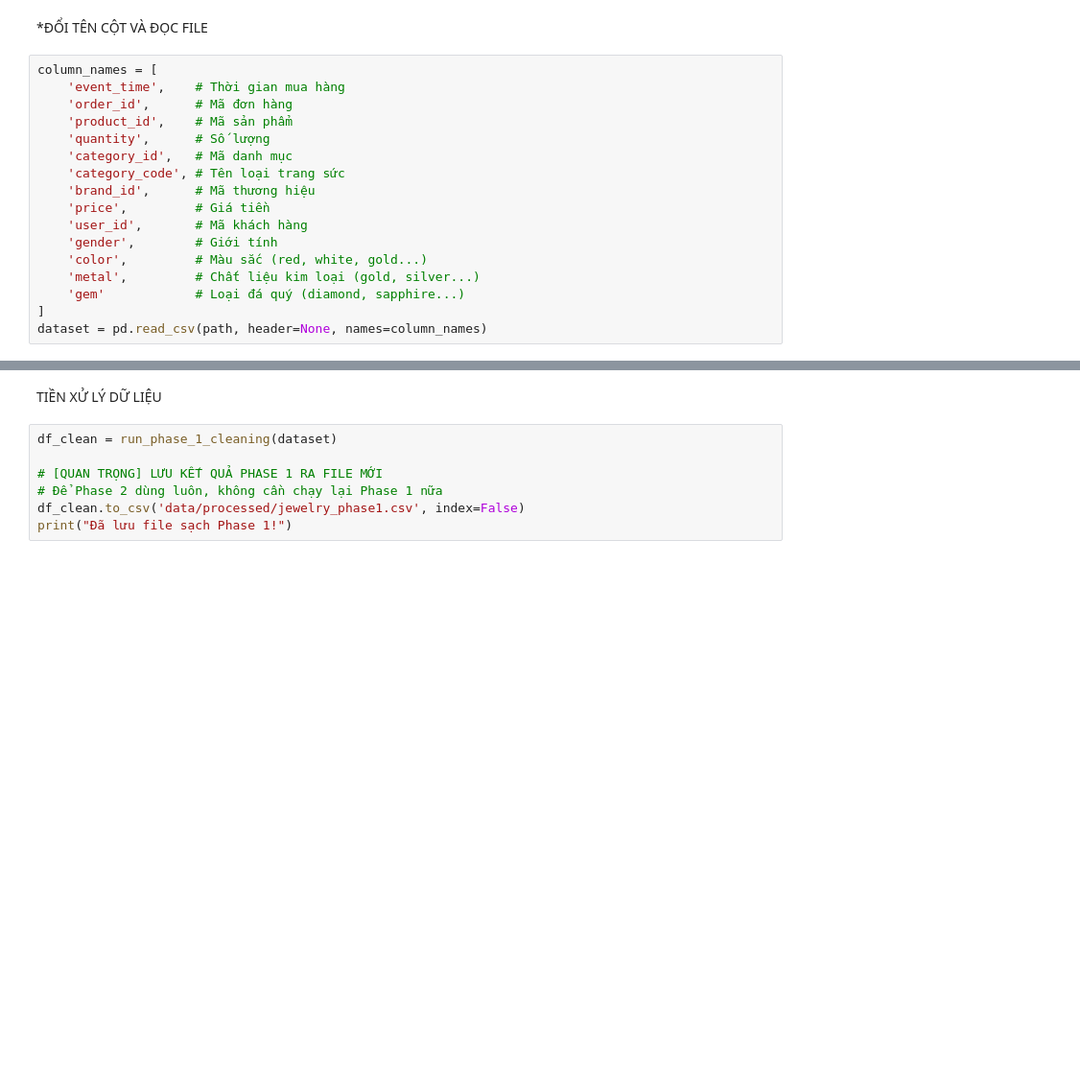
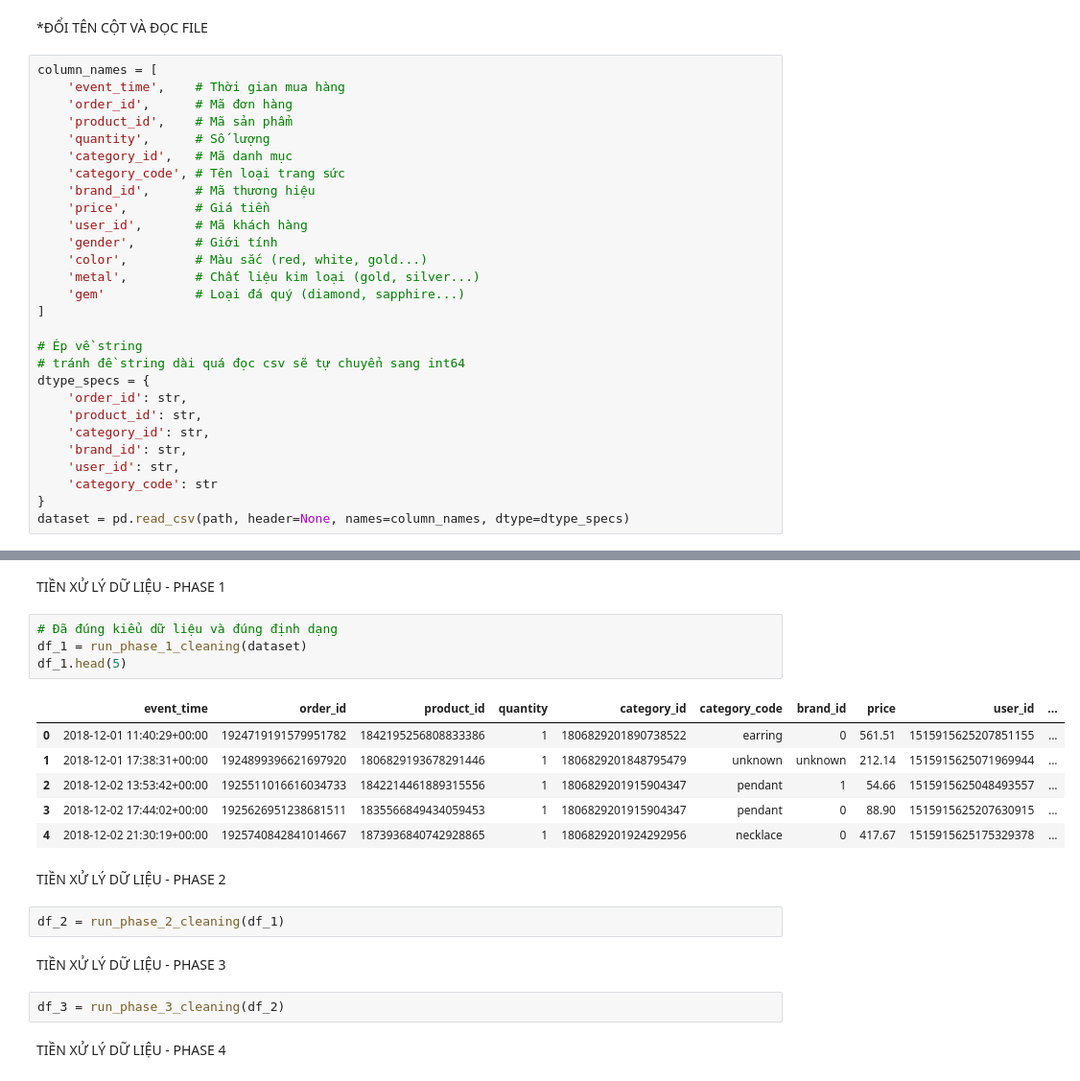
Before and after one commit to tinletrongCS/Data-mining, a Jupyter notebook: main.ipynb, the cells around one changed output, grey strips where cells are left out. Shown at 96% size. Drawn from its saved outputs; the diff is of its cells as text; blank space fills up the shorter version.

Commit message:
phase 1 done

```diff
--- a/main.ipynb
+++ b/main.ipynb
@@ -31,5 +26,16 @@ column_names = [
     'metal',         # Chất liệu kim loại (gold, silver...)
     'gem'            # Loại đá quý (diamond, sapphire...)
 ]
-dataset = pd.read_csv(path, header=None, names=column_names)
+
+# Ép về string
+# tránh đề string dài quá đọc csv sẽ tự chuyển sang int64
+dtype_specs = {
+    'order_id': str,
+    'product_id': str,
+    'category_id': str,
+    'brand_id': str,
+    'user_id': str,
+    'category_code': str
+}
+dataset = pd.read_csv(path, header=None, names=column_names, dtype=dtype_specs)
 # %% [markdown]
@@ -60,9 +66,23 @@ memory usage: 9.5 MB
 # %% [markdown]
-TIỀN XỬ LÝ DỮ LIỆU
+TIỀN XỬ LÝ DỮ LIỆU - PHASE 1
-# %%
-df_clean = run_phase_1_cleaning(dataset)
-
-# [QUAN TRỌNG] LƯU KẾT QUẢ PHASE 1 RA FILE MỚI
-# Để Phase 2 dùng luôn, không cần chạy lại Phase 1 nữa
-df_clean.to_csv('data/processed/jewelry_phase1.csv', index=False)
-print("Đã lưu file sạch Phase 1!")
+# %%
+# Đã đúng kiểu dữ liệu và đúng định dạng
+df_1 = run_phase_1_cleaning(dataset)
+df_1.head(5)
+# %% [output]
+|  | event_time | order_id | product_id | quantity | category_id | category_code | brand_id | price | user_id | ... |
+| 0 | 2018-12-01 11:40:29+00:00 | 1924719191579951782 | 1842195256808833386 | 1 | 1806829201890738522 | earring | 0 | 561.51 | 1515915625207851155 | ... |
+| 1 | 2018-12-01 17:38:31+00:00 | 1924899396621697920 | 1806829193678291446 | 1 | 1806829201848795479 | unknown | unknown | 212.14 | 1515915625071969944 | ... |
+| 2 | 2018-12-02 13:53:42+00:00 | 1925511016616034733 | 1842214461889315556 | 1 | 1806829201915904347 | pendant | 1 | 54.66 | 1515915625048493557 | ... |
+| 3 | 2018-12-02 17:44:02+00:00 | 1925626951238681511 | 1835566849434059453 | 1 | 1806829201915904347 | pendant | 0 | 88.90 | 1515915625207630915 | ... |
+| 4 | 2018-12-02 21:30:19+00:00 | 1925740842841014667 | 1873936840742928865 | 1 | 1806829201924292956 | necklace | 0 | 417.67 | 1515915625175329378 | ... |
+# %% [markdown]
+TIỀN XỬ LÝ DỮ LIỆU - PHASE 2
+# %%
+df_2 = run_phase_2_cleaning(df_1)
+# %% [markdown]
+TIỀN XỬ LÝ DỮ LIỆU - PHASE 3
+# %%
+df_3 = run_phase_3_cleaning(df_2)
+# %% [markdown]
+TIỀN XỬ LÝ DỮ LIỆU - PHASE 4
```
Also changed, not shown: parts of 5 cells of this notebook, 6 other files.
